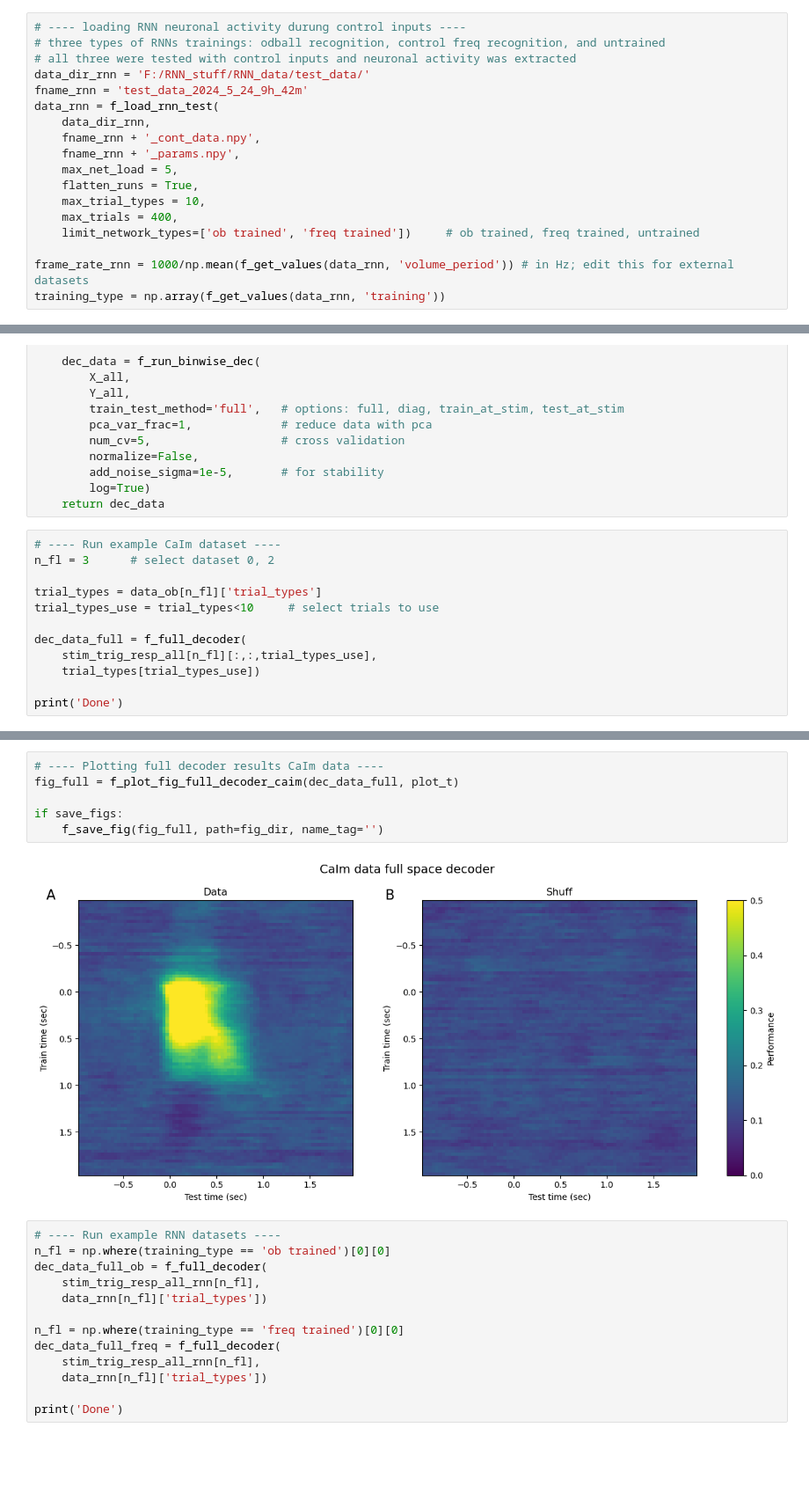
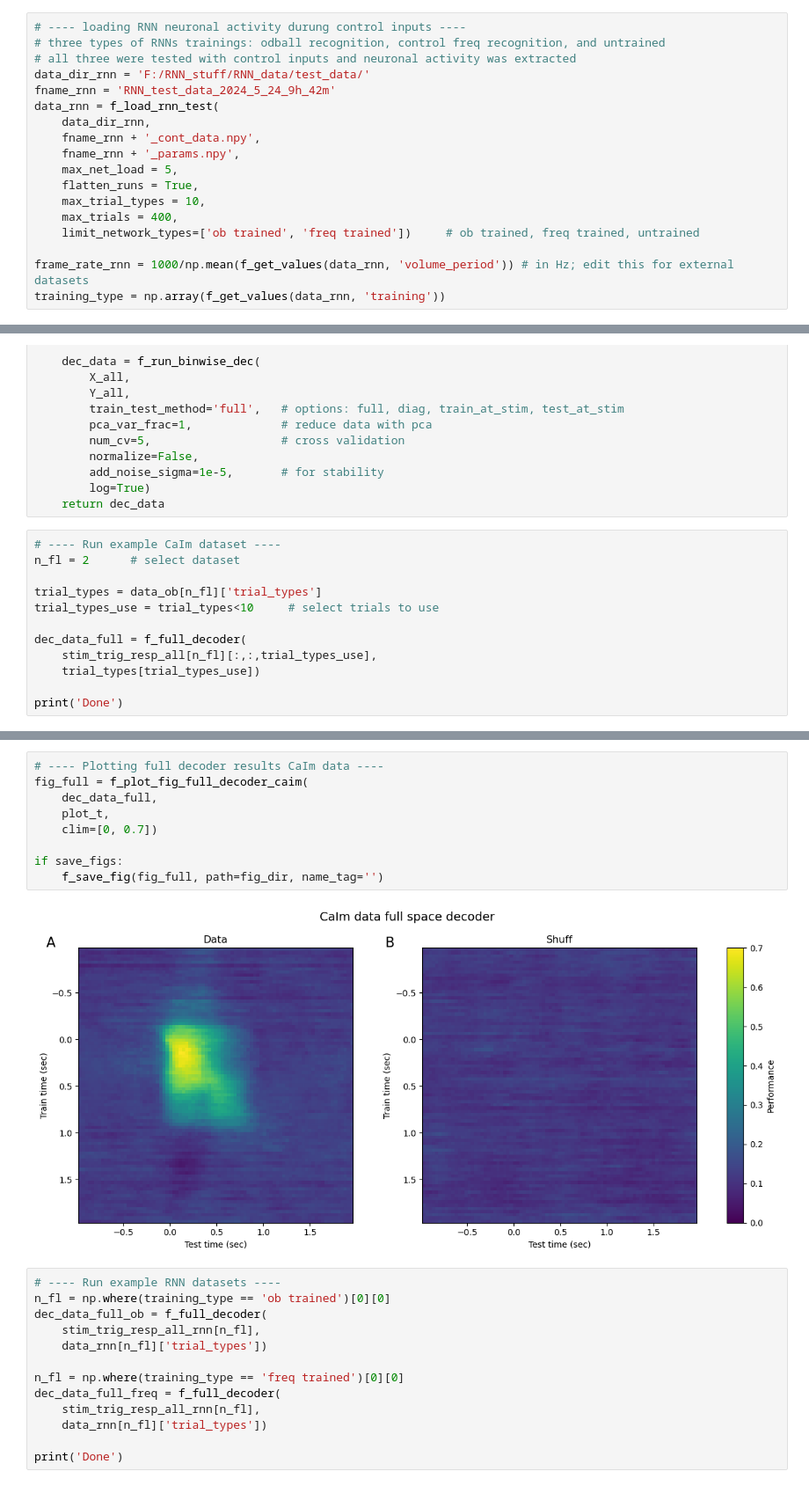
Before and after one commit to shymkivy/slow_dynamics_protocol, a Jupyter notebook: slow_dynamics_decoder_comb_data_rnn.ipynb, the cells around one changed output, grey strips where cells are left out. Shown at 88% size. Saved outputs shown, nothing was run; the diff lists cells and outputs as text; blank space fills up the shorter version.

```diff
--- a/slow_dynamics_decoder_comb_data_rnn.ipynb
+++ b/slow_dynamics_decoder_comb_data_rnn.ipynb
@@ -32,7 +32,7 @@ frame_rate = 1000/np.mean(f_get_values(data_ob, 'volume_period')) # in Hz; edit
 # three types of RNNs trainings: odball recognition, control freq recognition, and untrained
 # all three were tested with control inputs and neuronal activity was extracted
 data_dir_rnn = 'F:/RNN_stuff/RNN_data/test_data/'
-fname_rnn = 'test_data_2024_5_24_9h_42m'
+fname_rnn = 'RNN_test_data_2024_5_24_9h_42m'
 data_rnn = f_load_rnn_test(
     data_dir_rnn,
     fname_rnn + '_cont_data.npy',
@@ -203,7 +203,7 @@ def f_full_decoder(stim_trig_resp, trial_types):
     return dec_data
 # %%
 # ---- Run example CaIm dataset ----
-n_fl = 3      # select dataset 0, 2
+n_fl = 2      # select dataset
 
 trial_types = data_ob[n_fl]['trial_types']
 trial_types_use = trial_types<10     # select trials to use
@@ -235,11 +234,14 @@ dset 1 of 2; train bin 17/114
 # %%
 # ---- Plotting full decoder results CaIm data ----
-fig_full = f_plot_fig_full_decoder_caim(dec_data_full, plot_t)
+fig_full = f_plot_fig_full_decoder_caim(
+    dec_data_full,
+    plot_t,
+    clim=[0, 0.7])
 
 if save_figs:
     f_save_fig(fig_full, path=fig_dir, name_tag='')
 # %% [output]
-[figure, old version]
+[figure, new version]
 # %%
 # ---- Run example RNN datasets ----
 n_fl = np.where(training_type == 'ob trained')[0][0]
```
Also changed, not shown: parts of 1 cell of this notebook, 4 other files.
